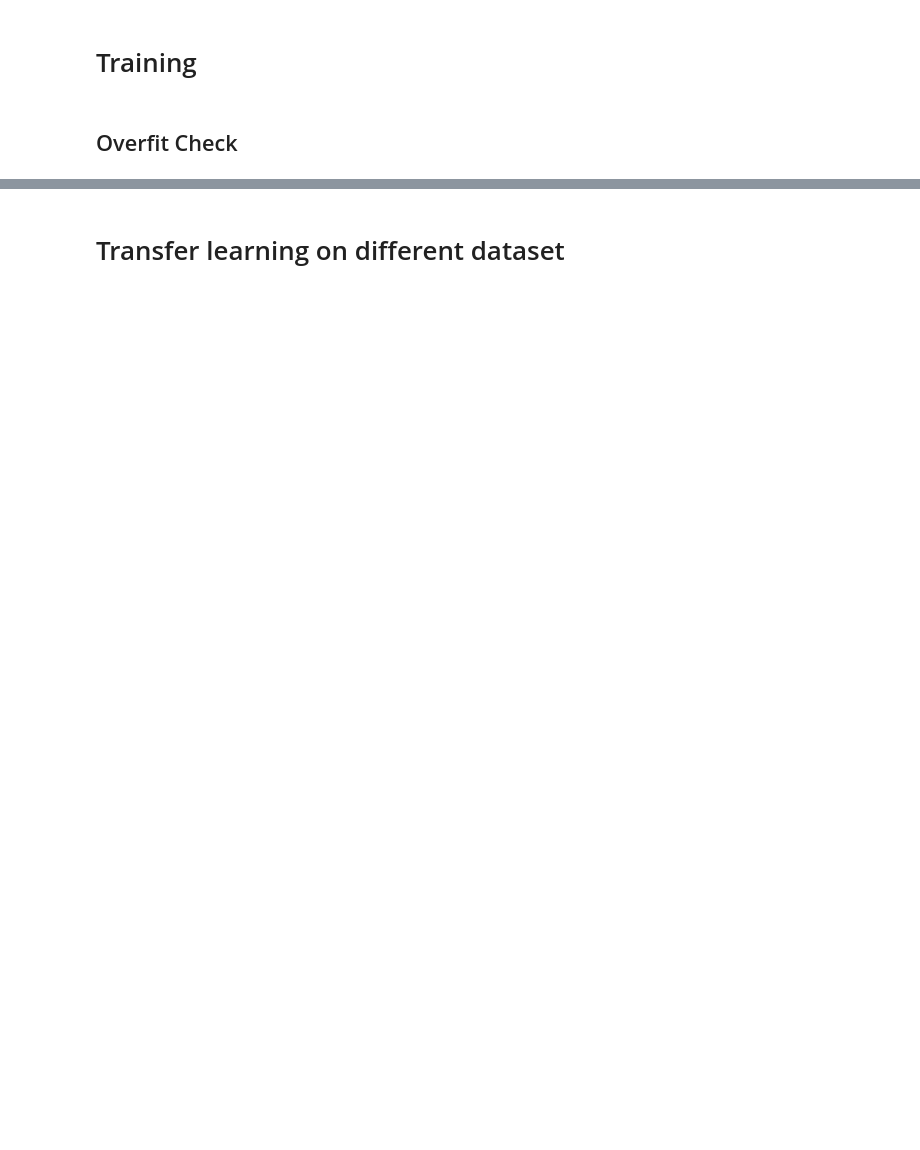
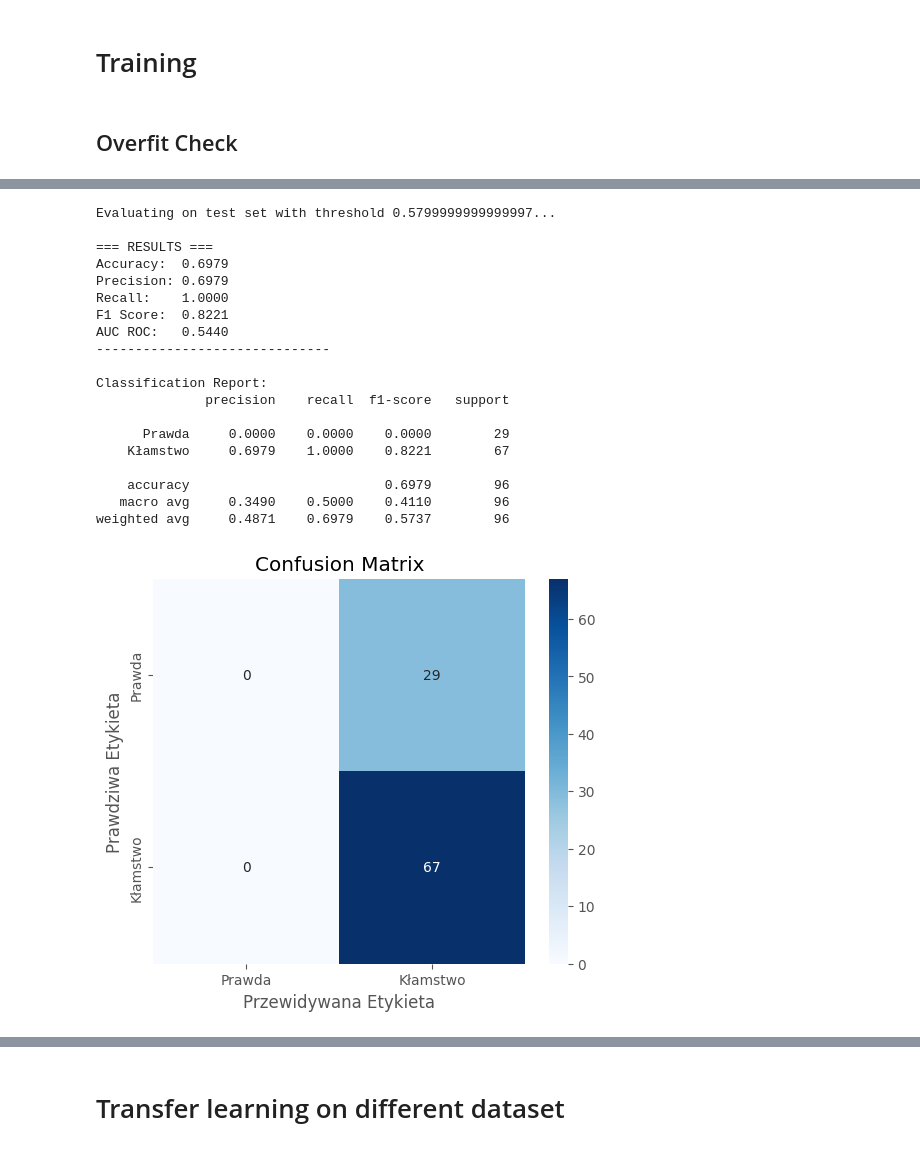
Before and after one commit to pekoraptor/lie-detection, a Jupyter notebook: research/main.ipynb, the cells around one changed output, grey strips where cells are left out. Saved outputs shown, nothing was run; the diff lists cells and outputs as text; code cells hidden in the pictures; blank space fills up the shorter version.

Commit message:
last research code fixes, final training complete, images for thesis generated

```diff
--- a/research/main.ipynb
+++ b/research/main.ipynb
@@ -180,7 +182,7 @@ if 'person_id' not in df.columns:
 
 people = df['person_id'].unique().tolist()
 
-train_people, temp_people = train_test_split(people, test_size=0.30, random_state=42)
+train_people, temp_people = train_test_split(people, test_size=0.20, random_state=42)
 
 val_people, test_people = train_test_split(temp_people, test_size=0.50, random_state=42)
 
@@ -493,21 +616,23 @@ class BinaryFocalLoss(nn.Module):
             return F_loss
 # %%
 NUM_EPOCHS = 60
-model = BiGRUAttention(input_dim=23, hidden_dim=32, dropout=0.5).to(device)
+model = BiGRUAttention(input_dim=23, hidden_dim=16, dropout=0.4).to(device)
+
+init_bias = np.log(1/pos_weight.item())
+with torch.no_grad():
+    model.classifier[-1].bias.data.fill_(init_bias)
 
 optimizer = torch.optim.AdamW(model.parameters(), lr=1e-3, weight_decay=0.05)
-scheduler = torch.optim.lr_scheduler.ReduceLROnPlateau(optimizer, mode='max', factor=0.5, patience=10, verbose=True)
-# scheduler = torch.optim.lr_scheduler.OneCycleLR(
-#     optimizer,
-#     max_lr=1e-2,
-#     epochs=NUM_EPOCHS,
-#     steps_per_epoch=len(train_loader),
-#     pct_start=0.3,
-#     div_factor=25.0,
-#     final_div_factor=1000.0
-# )
-# criterion = BinaryFocalLoss(alpha=0.32)
-criterion = nn.BCEWithLogitsLoss(pos_weight=pos_weight*2)
+# scheduler = torch.optim.lr_scheduler.ReduceLROnPlateau(optimizer, mode='max', factor=0.5, patience=10, verbose=True)
+scheduler = torch.optim.lr_scheduler.OneCycleLR(
+    optimizer,
+    max_lr=1e-3,
+    epochs=NUM_EPOCHS,
+    steps_per_epoch=len(train_loader),
+    pct_start=0.3
+)
+criterion = nn.BCEWithLogitsLoss()
 
-train(model, optimizer, criterion, train_loader, test_loader, num_epochs=NUM_EPOCHS, scheduler=scheduler, early_stop=True, early_stop_patience=25, load_best_model=True, save_best_model_path="../model_weights/best_model.pt", scorer='auc')
+
+history, thresh = train(model, optimizer, criterion, train_loader, val_loader, num_epochs=NUM_EPOCHS, scheduler=scheduler, early_stop=True, early_stop_patience=20, load_best_model=True, save_best_model_path="../model_weights/best_model_no_leakage.pt", scorer='auc')
 # %% [output]
@@ -530 +655,30 @@ Epoch 45: Loss=0.2707 | AUC=0.5927 | Best F1=0.776 (Thresh=0.13) | Acc=0.659
 Early stopping.
+# %%
+model = BiGRUAttention(input_dim=23, hidden_dim=16, dropout=0.4).to(device)
+checkpoint = torch.load("../model_weights/best_model_no_leakage.pt")
+model.load_state_dict(checkpoint['model_state_dict'])
+
+all_labels, all_probs = evaluate_test_set(model, test_loader, device, threshold=thresh, class_names=['Prawda', 'Kłamstwo'])
+
+plot_learning_curves(history)
+# %% [output]
+Evaluating on test set with threshold 0.5799999999999997...
+
+=== RESULTS ===
+Accuracy:  0.6979
+Precision: 0.6979
+Recall:    1.0000
+F1 Score:  0.8221
+AUC ROC:   0.5440
+------------------------------
+
+Classification Report:
+              precision    recall  f1-score   support
+
+      Prawda     0.0000    0.0000    0.0000        29
+    Kłamstwo     0.6979    1.0000    0.8221        67
+
+    accuracy                         0.6979        96
+   macro avg     0.3490    0.5000    0.4110        96
+weighted avg     0.4871    0.6979    0.5737        96
+[figure, added]
```
Also changed, not shown: parts of 14 cells of this notebook, 18 other files.
